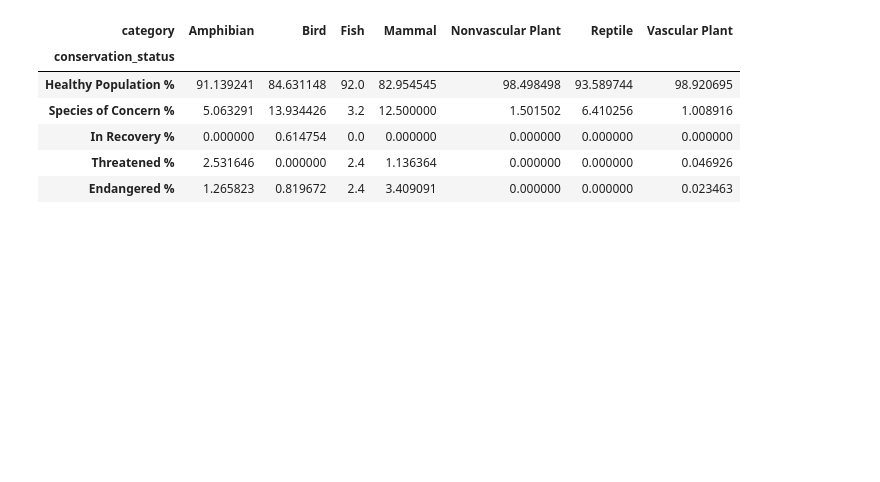
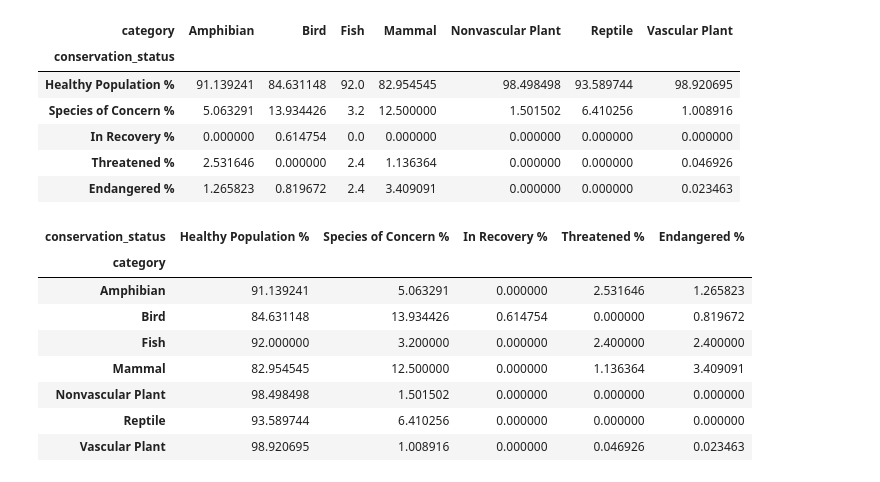
Before and after one commit to ChrisBertolino/Biodiversity, a Jupyter notebook: biodiversity.ipynb, the cells around one changed output. Cells and saved outputs as stored; diff of their text form; code cells hidden in the pictures; blank space fills up the shorter version.

```diff
--- a/biodiversity.ipynb
+++ b/biodiversity.ipynb
@@ -483,3 +465,18 @@ species_and_observations_total_count.groupby(['conservation_status', 'category']
 | In Recovery % | 0.000000 | 0.614754 | 0.0 | 0.000000 | 0.000000 | 0.000000 | 0.000000 |
 | Threatened % | 2.531646 | 0.000000 | 2.4 | 1.136364 | 0.000000 | 0.000000 | 0.046926 |
 | Endangered % | 1.265823 | 0.819672 | 2.4 | 3.409091 | 0.000000 | 0.000000 | 0.023463 |
+# %%
+to_visualize = species_and_observations_total_count.groupby(['conservation_status', 'category'])['scientific_name'].count().unstack().apply(lambda x: (x / x.sum()) * 100)\
+    .rename( index = lambda n: n + ' %').swapaxes("index", "columns")
+
+to_visualize
+# %% [output]
+| conservation_status | Healthy Population % | Species of Concern % | In Recovery % | Threatened % | Endangered % |
+| category |  |  |  |  |  |
+| Amphibian | 91.139241 | 5.063291 | 0.000000 | 2.531646 | 1.265823 |
+| Bird | 84.631148 | 13.934426 | 0.614754 | 0.000000 | 0.819672 |
+| Fish | 92.000000 | 3.200000 | 0.000000 | 2.400000 | 2.400000 |
+| Mammal | 82.954545 | 12.500000 | 0.000000 | 1.136364 | 3.409091 |
+| Nonvascular Plant | 98.498498 | 1.501502 | 0.000000 | 0.000000 | 0.000000 |
+| Reptile | 93.589744 | 6.410256 | 0.000000 | 0.000000 | 0.000000 |
+| Vascular Plant | 98.920695 | 1.008916 | 0.000000 | 0.046926 | 0.023463 |
```
Also changed, not shown: parts of 11 cells of this notebook.
